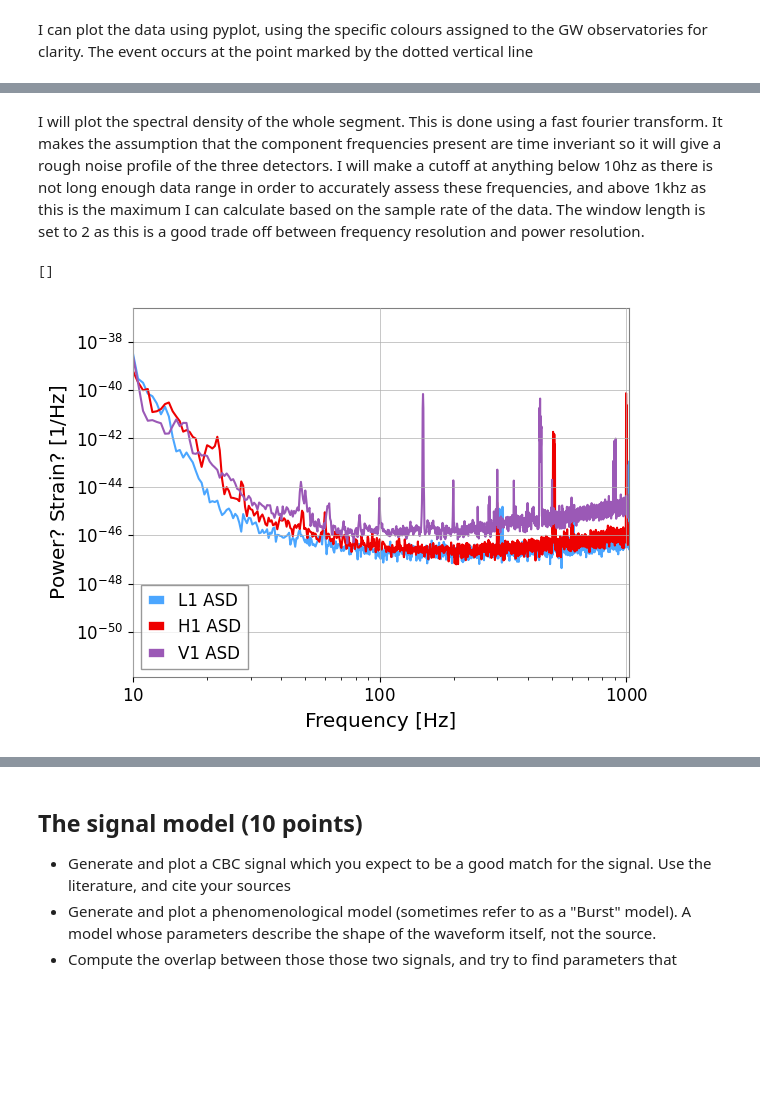
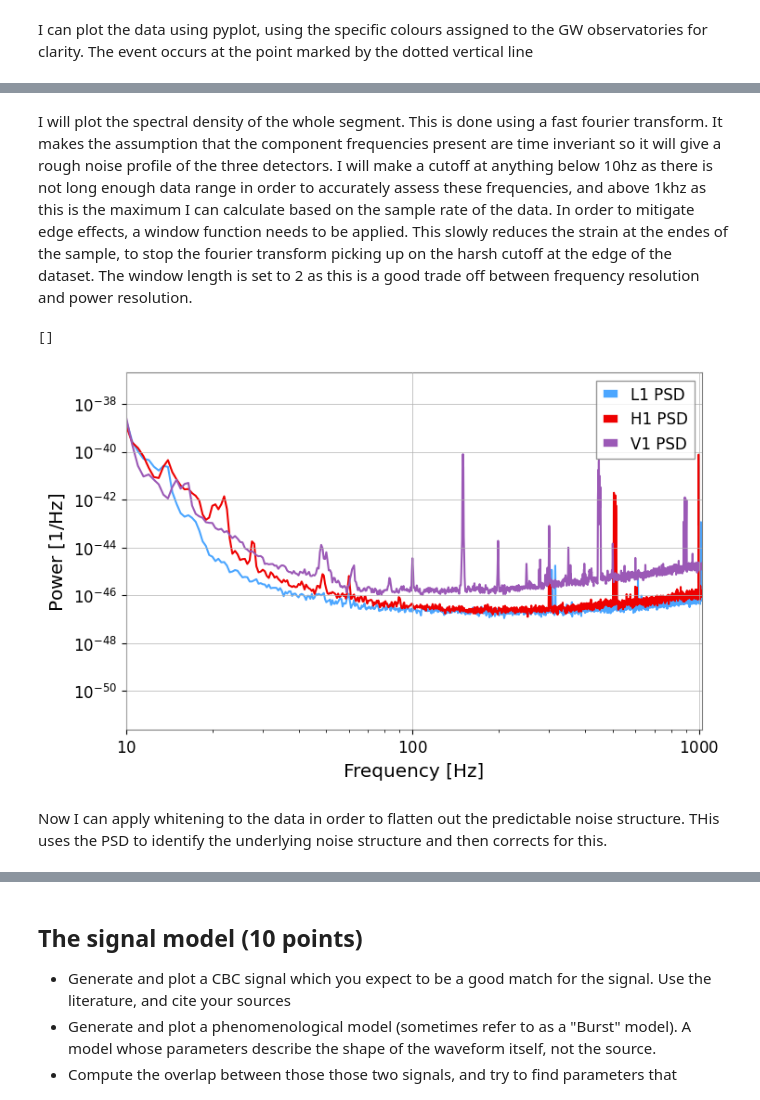
Before and after one commit to Clarke-Jools-36/GWAstro, a Jupyter notebook: final_project.ipynb, the cells around one changed output, grey strips where cells are left out. Cells and saved outputs as stored; diff of their text form; code cells hidden in the pictures; blank space fills up the shorter version.

```diff
--- a/final_project.ipynb
+++ b/final_project.ipynb
@@ -71,20 +73,23 @@ plt.show()
 # %% [markdown]
-I will plot the spectral density of the whole segment. This is done using a fast fourier transform. It makes the assumption that the component frequencies present are time inveriant so it will give a rough noise profile of the three detectors. I will make a cutoff at anything below 10hz as there is not long enough data range in order to accurately assess these frequencies, and above 1khz as this is the maximum I can calculate based on the sample rate of the data. The window length is set to 2 as this is a good trade off between frequency resolution and power resolution.
+I will plot the spectral density of the whole segment. This is done using a fast fourier transform. It makes the assumption that the component frequencies present are time inveriant so it will give a rough noise profile of the three detectors. I will make a cutoff at anything below 10hz as there is not long enough data range in order to accurately assess these frequencies, and above 1khz as this is the maximum I can calculate based on the sample rate of the data. In order to mitigate edge effects, a window function needs to be applied. This slowly reduces the strain at the endes of the sample, to stop the fourier transform picking up on the harsh cutoff at the edge of the dataset. The window length is set to 2 as this is a good trade off between frequency resolution and power resolution.
 # %%
 window_l = 2
-lasd=(ldata.asd(fftlength=window_l))**2
-hasd=(hdata.asd(fftlength=window_l))**2
-vasd=(vdata.asd(fftlength=window_l))**2
+lpsd=(ldata.psd(fftlength=window_l))
+hpsd=(hdata.psd(fftlength=window_l))
+vpsd=(vdata.psd(fftlength=window_l))
 
-plt.loglog(lasd.frequencies,lasd,label='L1 ASD',color='gwpy:ligo-livingston')
-plt.loglog(hasd.frequencies,hasd,label='H1 ASD',color='gwpy:ligo-hanford')
-plt.loglog(vasd.frequencies,vasd,label='V1 ASD',color='gwpy:virgo')
+plt.figure(figsize=(8,5))
+plt.loglog(lpsd.frequencies,lpsd,label='L1 PSD',color='gwpy:ligo-livingston')
+plt.loglog(hpsd.frequencies,hpsd,label='H1 PSD',color='gwpy:ligo-hanford')
+plt.loglog(vpsd.frequencies,vpsd,label='V1 PSD',color='gwpy:virgo')
 
 plt.xlabel('Frequency [Hz]')
-plt.ylabel('Power? Strain? [$1/\mathrm{Hz}$]')
+plt.ylabel('Power [$1/\mathrm{Hz}$]')
 plt.xlim(10,1024)
 plt.legend()
 plt.plot()
 # %% [output]
 []
-[figure, old version]
+[figure, new version]
+# %% [markdown]
+Now I can apply whitening to the data in order to flatten out the predictable noise structure. THis uses the PSD to identify the underlying noise structure and then corrects for this.
```
Also changed, not shown: parts of 8 cells of this notebook.
